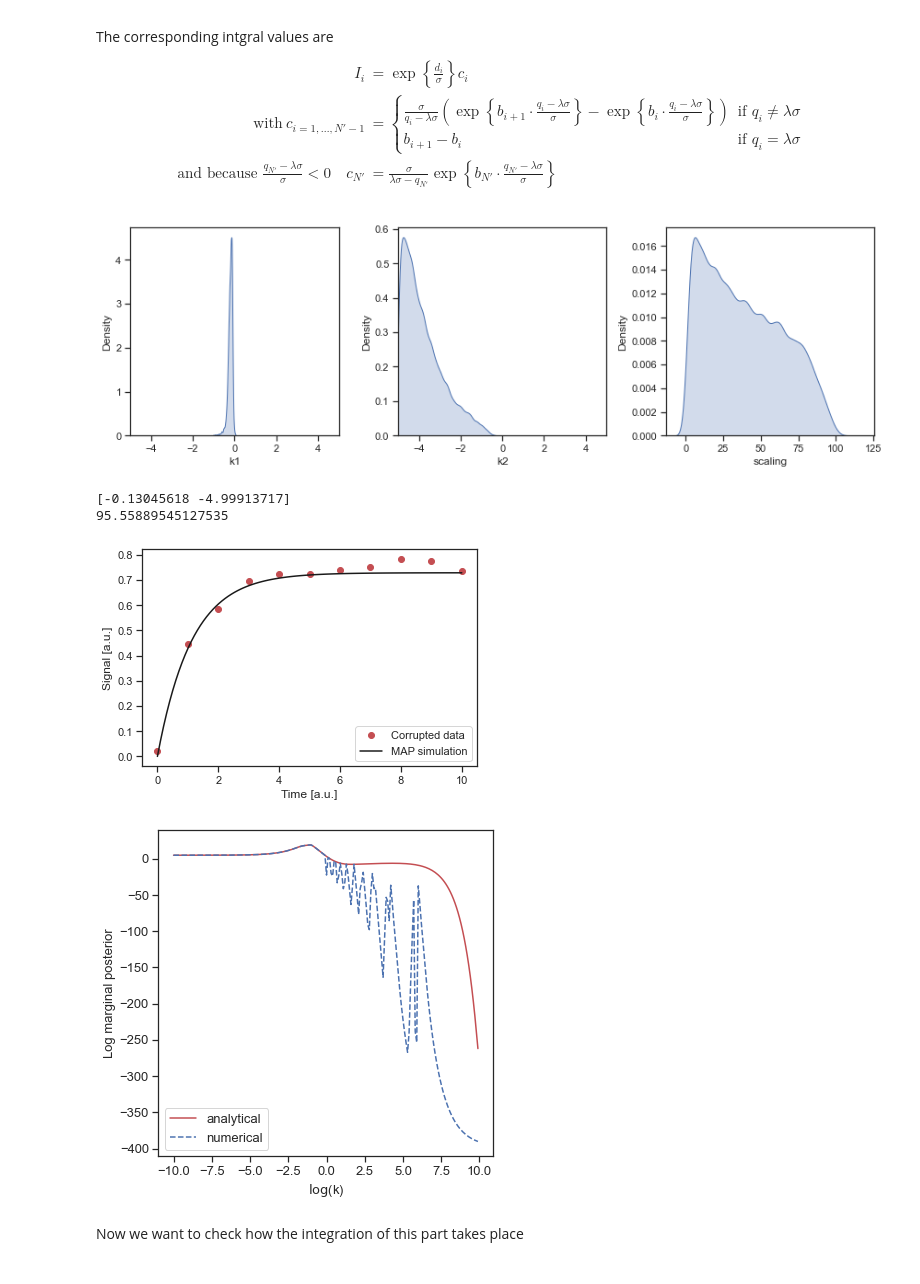
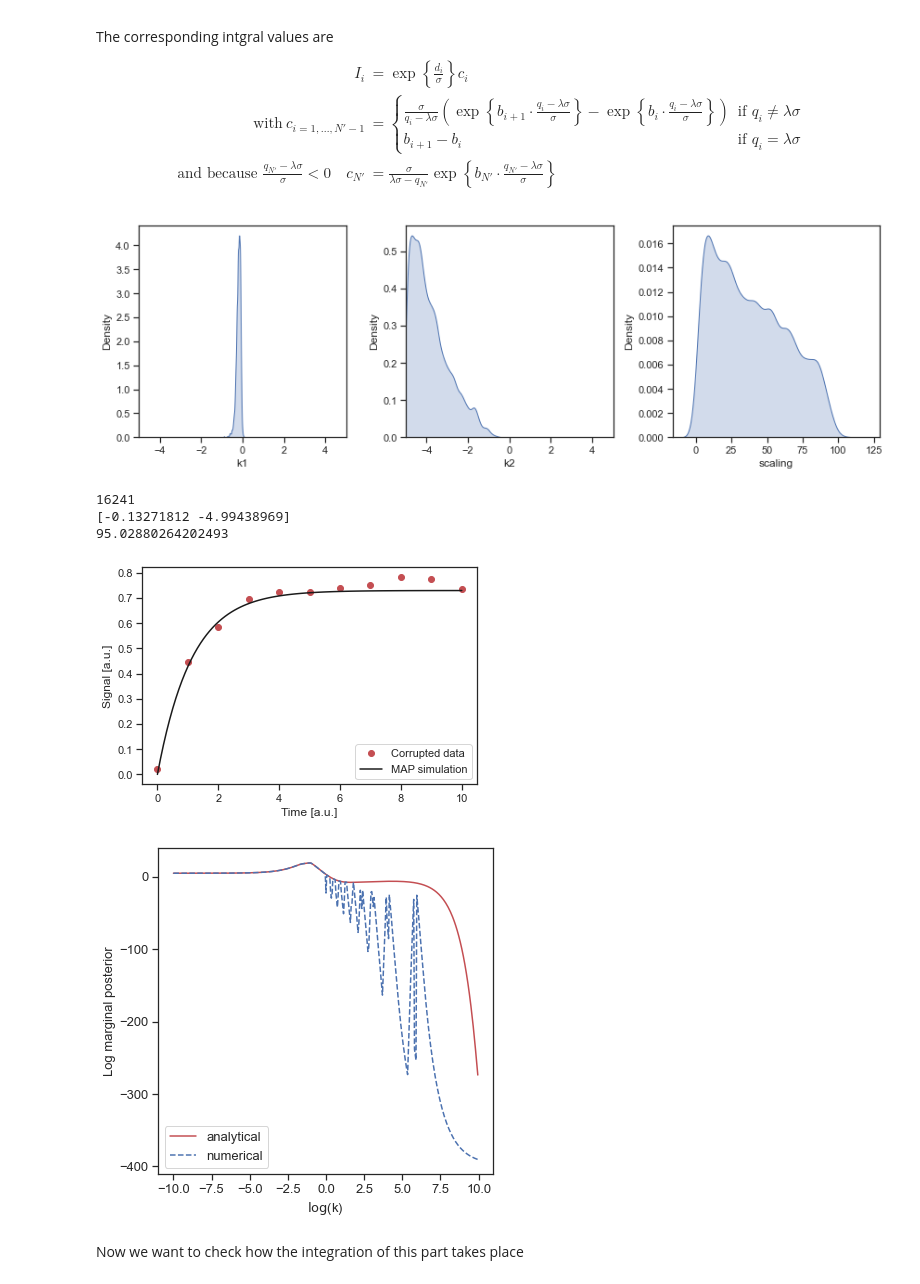
Before and after one commit to feddersmichael/Bachelor-Thesis-Marginal-Sampling, a Jupyter notebook: Sampling/Laplacian_noise/Conversion_Reaction_model/Scaling_Marginalisation/Marginalised_Likelihood-Minimal_Example.ipynb, the cells around one changed output. Saved outputs shown, nothing was run; the diff lists cells and outputs as text; code cells hidden in the pictures.

```diff
--- a/Sampling/Laplacian_noise/Conversion_Reaction_model/Scaling_Marginalisation/Marginalised_Likelihood-Minimal_Example.ipynb
+++ b/Sampling/Laplacian_noise/Conversion_Reaction_model/Scaling_Marginalisation/Marginalised_Likelihood-Minimal_Example.ipynb
@@ -130,7 +130,7 @@ def negative_log_marginalised_posterior(x):
 
     return - analytic_log_post
 # %%
-def posterior(scale, data, simulation):
+def posterior(scale, simulation):
     """ Negative log posterior function."""
 
     diff = -abs(data - scale*simulation) / shape
@@ -142,8 +142,8 @@ def posterior(scale, data, simulation):
 
     return llh * prior
 
-def numerical_log_post(data, simulation):
-    numerical_value, _ = integrate.quad(posterior, 0, np.inf, args=(data, simulation))
+def numerical_log_post(simulation):
+    numerical_value, _ = integrate.quad(posterior, 0, np.inf, args=(simulation))
 
     return np.log(numerical_value)
 # %% [markdown]
@@ -166,7 +166,7 @@ shape = 0.01610236
 problem = marginal_sampling()
 
 # MCMC chain length
-n_samples= 1e5
+n_samples= 2e4
 
 x0 = np.array([-1.2741, -0.6160])
 
@@ -354,11 +354,12 @@ plt.xlabel('scaling')
 plt.tight_layout()
 plt.show()
 # %% [output]
-[figure, old version]
+[figure, new version]
 # %%
 def plot_MAP():
     MAP_index = np.argmax(-result.sample_result.trace_neglogpost[0,result.sample_result.burn_in:])
     MAP = result.sample_result.trace_x[0,result.sample_result.burn_in+MAP_index,:]
+    print(MAP_index)
     print(MAP)
 
     tvec_for_simulation = np.linspace(tvec[0],tvec[-1],100)
@@ -388,39 +389,43 @@ def plot_MAP():
 
 plot_MAP()
 # %% [output]
-[-0.13045618 -4.99913717]
-95.55889545127535
+16241
+[-0.13271812 -4.99438969]
+95.02880264202493
 [figure]
 # %%
-num_values = []
-analyt_values = []
+def comparison_along_k1():
+    num_values = []
+    analyt_values = []
 
-k_values = np.arange(-10, 10, 0.1)
+    k_values = np.arange(-10, 10, 0.05)
 
-for k in k_values:
-    k_vector = deepcopy(x0)
-    k_vector[0] = k
+    for k in k_values:
+        k_vector = deepcopy(x0)
+        k_vector[0] = k
 
-    approx_data = np.asarray(simulate_model(np.exp(k_vector), tvec))
-    num = numerical_log_post(data, approx_data)
-    num_values.append(num)
+        approx_data = np.asarray(simulate_model(np.exp(k_vector), tvec))
+        num = numerical_log_post(approx_data)
+        num_values.append(num)
 
-    analyt = -negative_log_marginalised_posterior(k_vector)
-    analyt_values.append(analyt)
+        analyt = -negative_log_marginalised_posterior(k_vector)
+        analyt_values.append(analyt)
 
-num_values = np.asarray(num_values)
-analyt_values = np.asarray(analyt_values)
+    num_values = np.asarray(num_values)
+    analyt_values = np.asarray(analyt_values)
 
-plt.figure(figsize=(6,6))
-plt.plot(k_values,analyt_values,'r-',label='analytical')
-plt.plot(k_values,num_values,'b--',label='numerical')
-plt.xlabel(r'$\log$(k)',fontsize=13)
-plt.ylabel('Log marginal posterior',fontsize=13)
-plt.xticks(fontsize=13)
-plt.yticks(fontsize=13)
-plt.legend(fontsize=13)
-plt.show()
+    plt.figure(figsize=(6,6))
+    plt.plot(k_values,analyt_values,'r-',label='analytical')
+    plt.plot(k_values,num_values,'b--',label='numerical')
+    plt.xlabel(r'$\log$(k)',fontsize=13)
+    plt.ylabel('Log marginal posterior',fontsize=13)
+    plt.xticks(fontsize=13)
+    plt.yticks(fontsize=13)
+    plt.legend(fontsize=13)
+    plt.show()
+
+comparison_along_k1()
 # %% [output]
-[figure, old version]
+[figure, new version]
 # %% [markdown]
 Now we want to check how the integration of this part takes place
```
Also changed, not shown: parts of 6 cells of this notebook.
